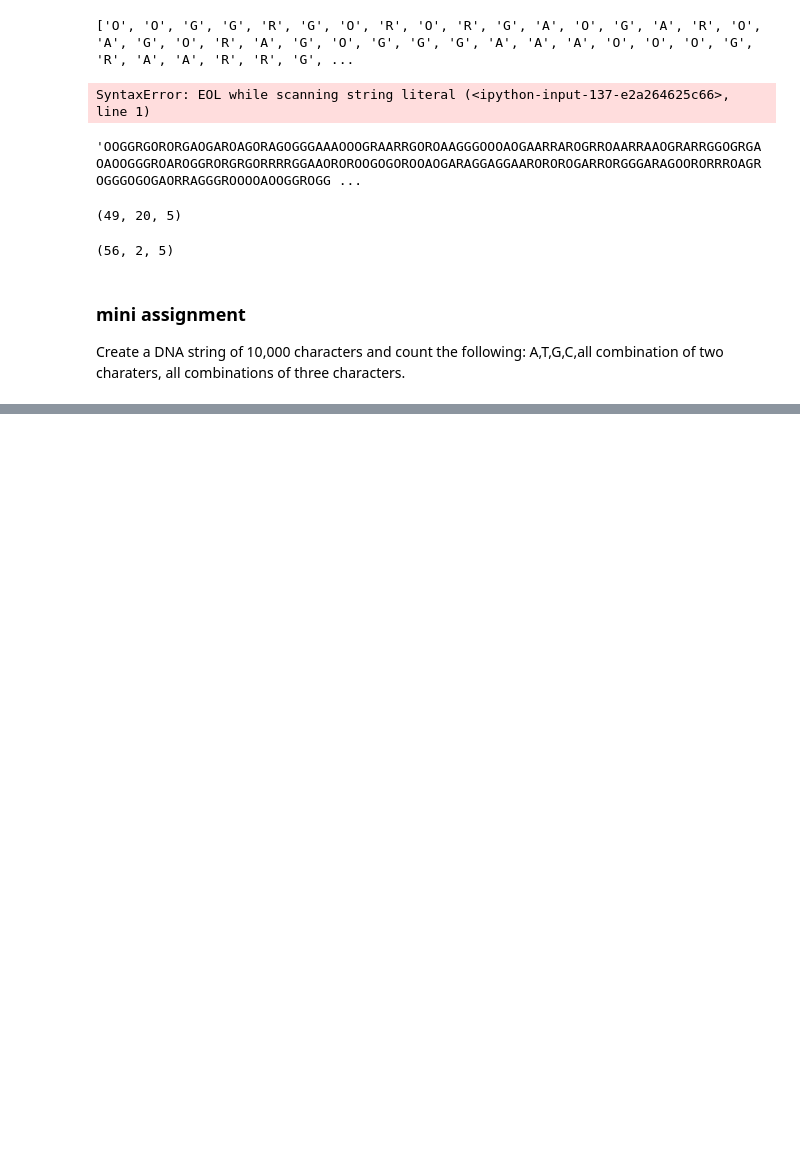
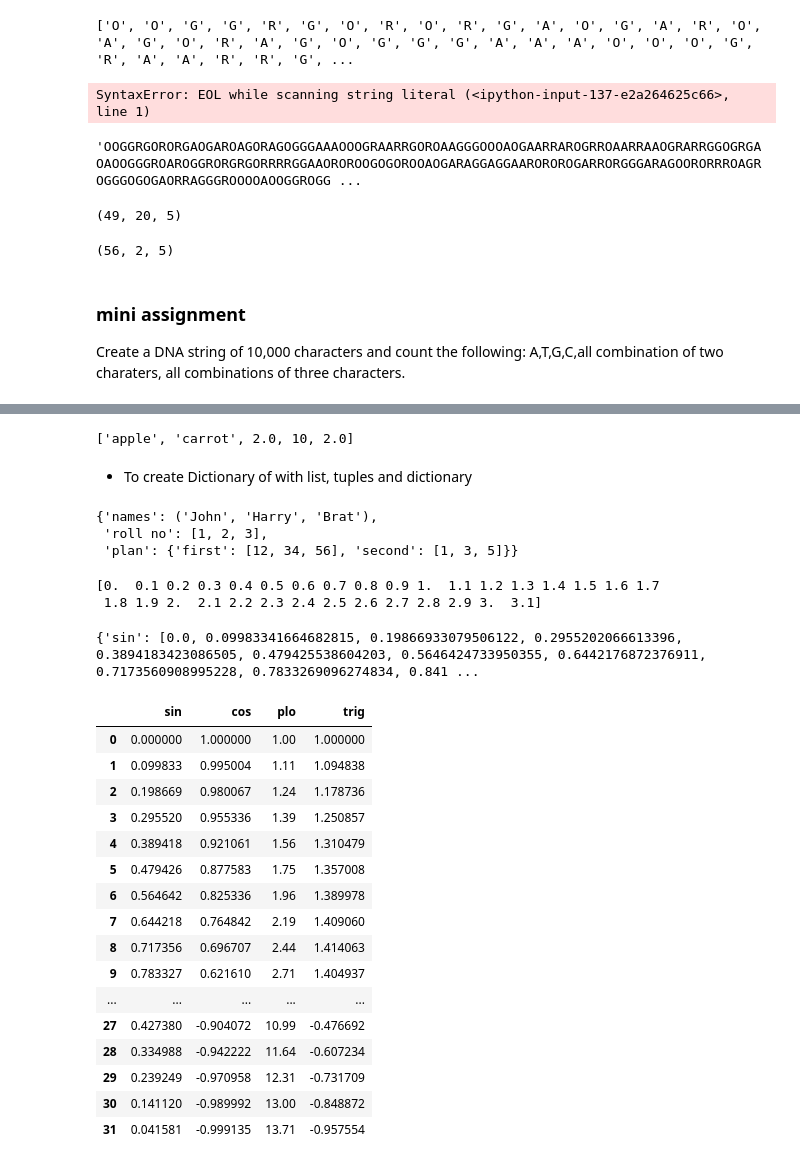
Before and after one commit to Santosh-KC159/python, a Jupyter notebook: data structue.ipynb, the cells around one changed output, grey strips where cells are left out. Saved outputs shown, nothing was run; the diff lists cells and outputs as text; code cells hidden in the pictures; blank space fills up the shorter version.

```diff
--- a/data structue.ipynb
+++ b/data structue.ipynb
@@ -314,0 +451,55 @@ DNA
+# %%
+list(D.values())
+# %% [output]
+['apple', 'carrot', 2.0, 10, 2.0]
+# %% [markdown]
+* To create Dictionary of with list, tuples and dictionary
+# %%
+DD = {"names":("John","Harry", "Brat"),\
+      "roll no": [1,2,3],\
+      "plan":{"first":[12,34,56],"second":[1,3,5]}}
+
+DD
+# %% [output]
+{'names': ('John', 'Harry', 'Brat'),
+ 'roll no': [1, 2, 3],
+ 'plan': {'first': [12, 34, 56], 'second': [1, 3, 5]}}
+# %%
+import numpy as np
+X = np.arange(0,np.pi,0.1)
+print(X)
+# %% [output]
+[0.  0.1 0.2 0.3 0.4 0.5 0.6 0.7 0.8 0.9 1.  1.1 1.2 1.3 1.4 1.5 1.6 1.7
+ 1.8 1.9 2.  2.1 2.2 2.3 2.4 2.5 2.6 2.7 2.8 2.9 3.  3.1]
+# %%
+import numpy as np
+X = np.arange(0,np.pi,0.1)
+M = {"sin": [np.sin(x) for x in X],\
+     "cos": [np.cos(x) for x in X],\
+     "plo":[(x*x+x+1) for x in X],\
+     "trig": [np.cos(x) + np.sin(x) for x in X]}
+print(M)
+# %% [output]
+{'sin': [0.0, 0.09983341664682815, 0.19866933079506122, 0.2955202066613396, 0.3894183423086505, 0.479425538604203, 0.5646424733950355, 0.6442176872376911, 0.7173560908995228, 0.7833269096274834, 0.841 ...
+# %%
+import pandas as pd
+DF = pd.DataFrame(M)
+DF
+# %% [output]
+|  | sin | cos | plo | trig |
+| 0 | 0.000000 | 1.000000 | 1.00 | 1.000000 |
+| 1 | 0.099833 | 0.995004 | 1.11 | 1.094838 |
+| 2 | 0.198669 | 0.980067 | 1.24 | 1.178736 |
+| 3 | 0.295520 | 0.955336 | 1.39 | 1.250857 |
+| 4 | 0.389418 | 0.921061 | 1.56 | 1.310479 |
+| 5 | 0.479426 | 0.877583 | 1.75 | 1.357008 |
+| 6 | 0.564642 | 0.825336 | 1.96 | 1.389978 |
+| 7 | 0.644218 | 0.764842 | 2.19 | 1.409060 |
+| 8 | 0.717356 | 0.696707 | 2.44 | 1.414063 |
+| 9 | 0.783327 | 0.621610 | 2.71 | 1.404937 |
+| ... | ... | ... | ... | ... |
+| 27 | 0.427380 | -0.904072 | 10.99 | -0.476692 |
+| 28 | 0.334988 | -0.942222 | 11.64 | -0.607234 |
+| 29 | 0.239249 | -0.970958 | 12.31 | -0.731709 |
+| 30 | 0.141120 | -0.989992 | 13.00 | -0.848872 |
+| 31 | 0.041581 | -0.999135 | 13.71 | -0.957554 |
```
Also changed, not shown: parts of 51 cells of this notebook.
